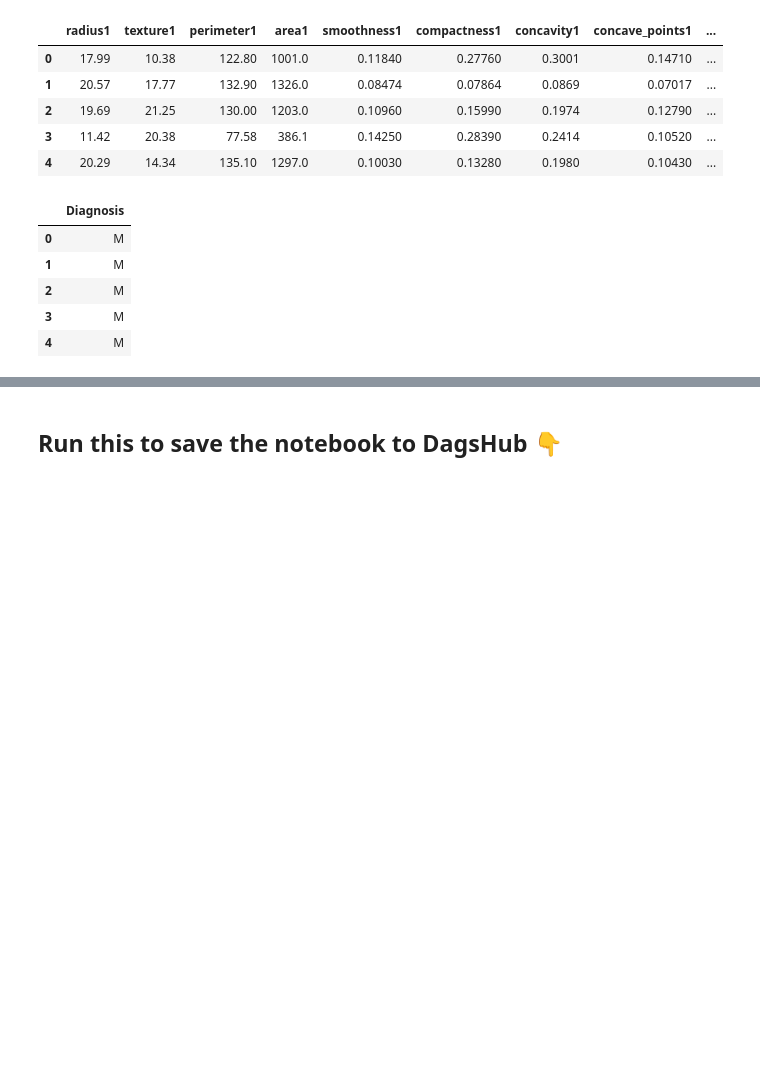
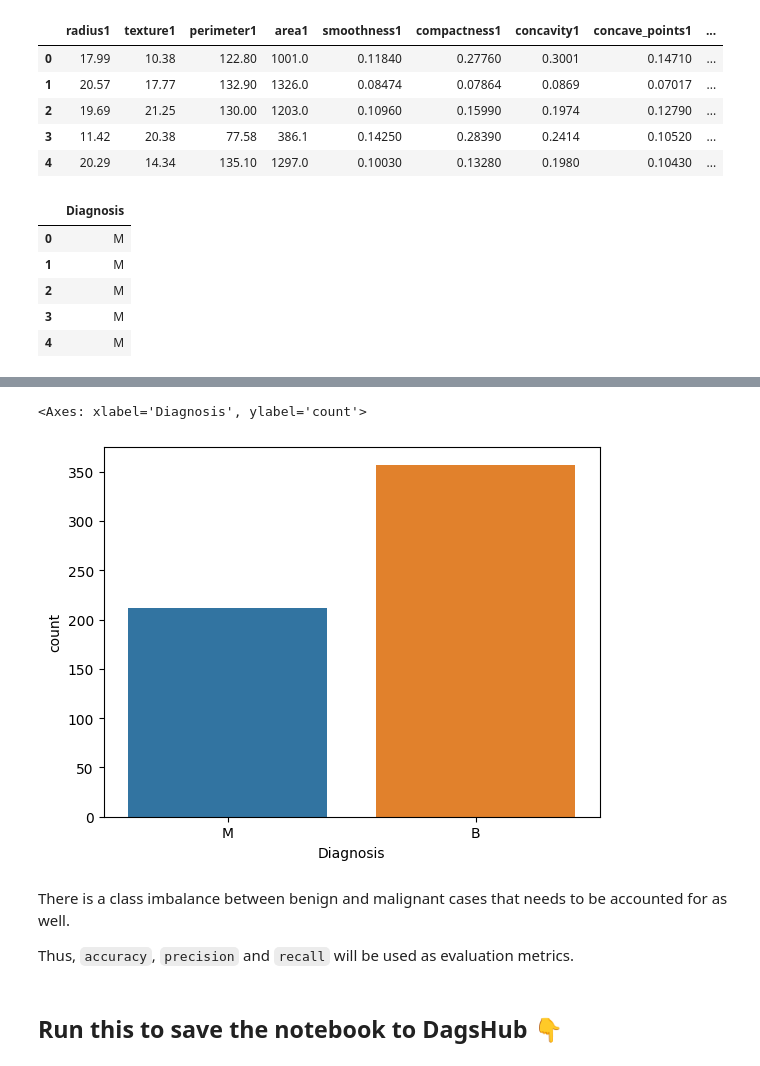
Before and after one commit to ericdasse28/breast-cancer-diagnostic, a Jupyter notebook: Breast cancer data exploration.ipynb, the cells around one changed output, grey strips where cells are left out. Saved outputs shown, nothing was run; the diff lists cells and outputs as text; code cells hidden in the pictures; blank space fills up the shorter version.

```diff
--- a/Breast cancer data exploration.ipynb
+++ b/Breast cancer data exploration.ipynb
@@ -49,3 +98,13 @@ y.head()
+# %%
+# Target values proportions
+sns.countplot(y, x="Diagnosis", hue="Diagnosis")
+# %% [output]
+<Axes: xlabel='Diagnosis', ylabel='count'>
+[figure, added]
+# %% [markdown]
+There is a class imbalance between benign and malignant cases that needs to be accounted for as well.
+
+Thus, `accuracy`, `precision` and `recall` will be used as evaluation metrics.
 # %% [markdown]
 ## Run this to save the notebook to DagsHub 👇
 # %%
```
Also changed, not shown: parts of 7 cells of this notebook.
